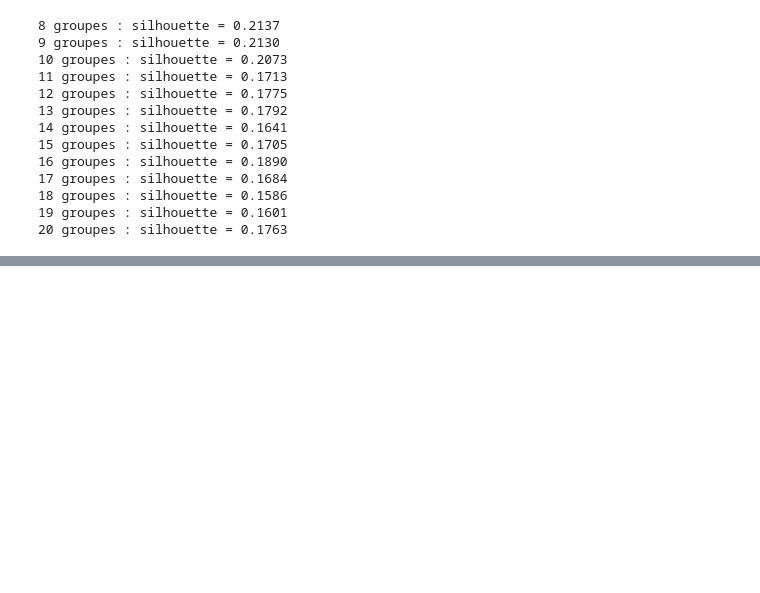
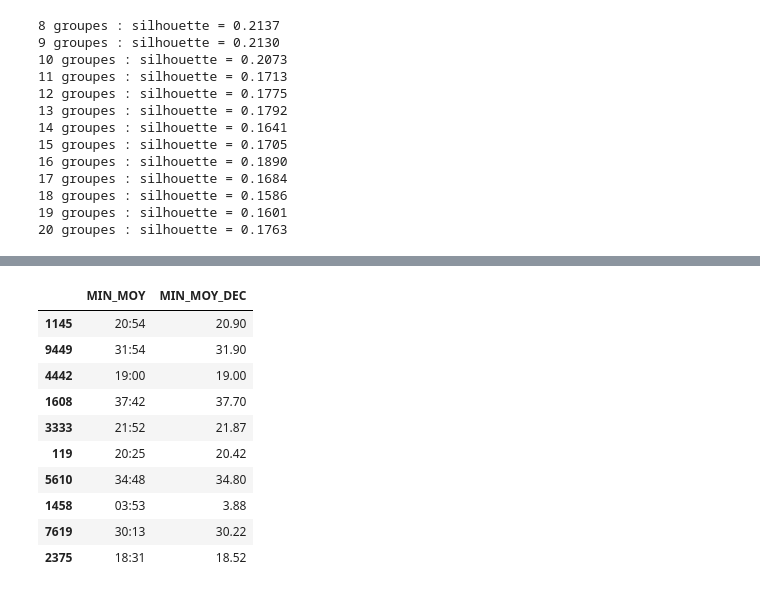
Before and after one commit to Smqck/NBA-Project, a Jupyter notebook: projet NBA/nba-player comparatif.ipynb, the cells around one changed output, grey strips where cells are left out. Saved outputs shown, nothing was run; the diff lists cells and outputs as text; code cells hidden in the pictures; blank space fills up the shorter version.

```diff
--- a/projet NBA/nba-player comparatif.ipynb
+++ b/projet NBA/nba-player comparatif.ipynb
@@ -1556,0 +1671,22 @@ for k in range(8, 21):
+# %%
+# Conversion des minutes:secondes en minutes décimales
+
+resultats_kmeans["MIN_MOY_DEC"] = (
+    pd.to_timedelta("00:" + resultats_kmeans["MIN_MOY"])
+    .dt.total_seconds() / 60
+)
+
+# Vérification
+display(resultats_kmeans[["MIN_MOY", "MIN_MOY_DEC"]].head(10))
+# %% [output]
+|  | MIN_MOY | MIN_MOY_DEC |
+| 1145 | 20:54 | 20.90 |
+| 9449 | 31:54 | 31.90 |
+| 4442 | 19:00 | 19.00 |
+| 1608 | 37:42 | 37.70 |
+| 3333 | 21:52 | 21.87 |
+| 119 | 20:25 | 20.42 |
+| 5610 | 34:48 | 34.80 |
+| 1458 | 03:53 | 3.88 |
+| 7619 | 30:13 | 30.22 |
+| 2375 | 18:31 | 18.52 |
```
Also changed, not shown: parts of 13 cells of this notebook, 1 other file.
